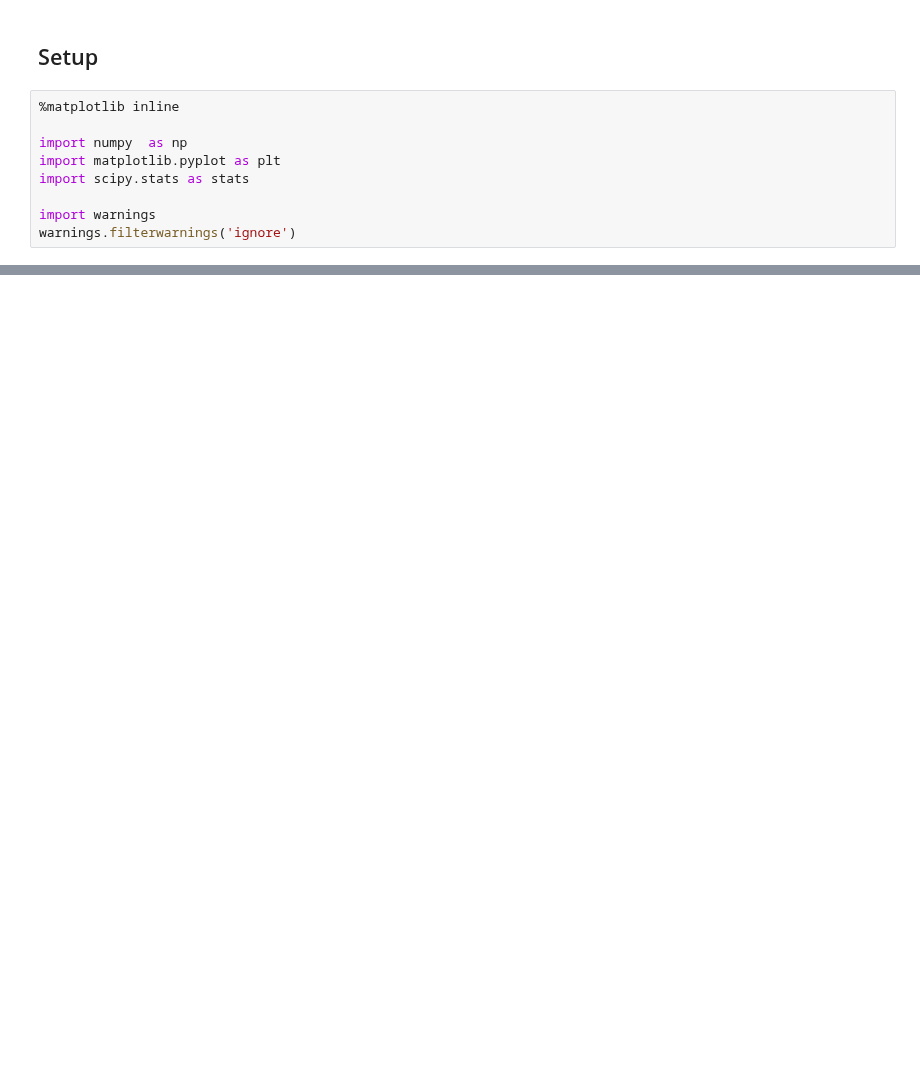
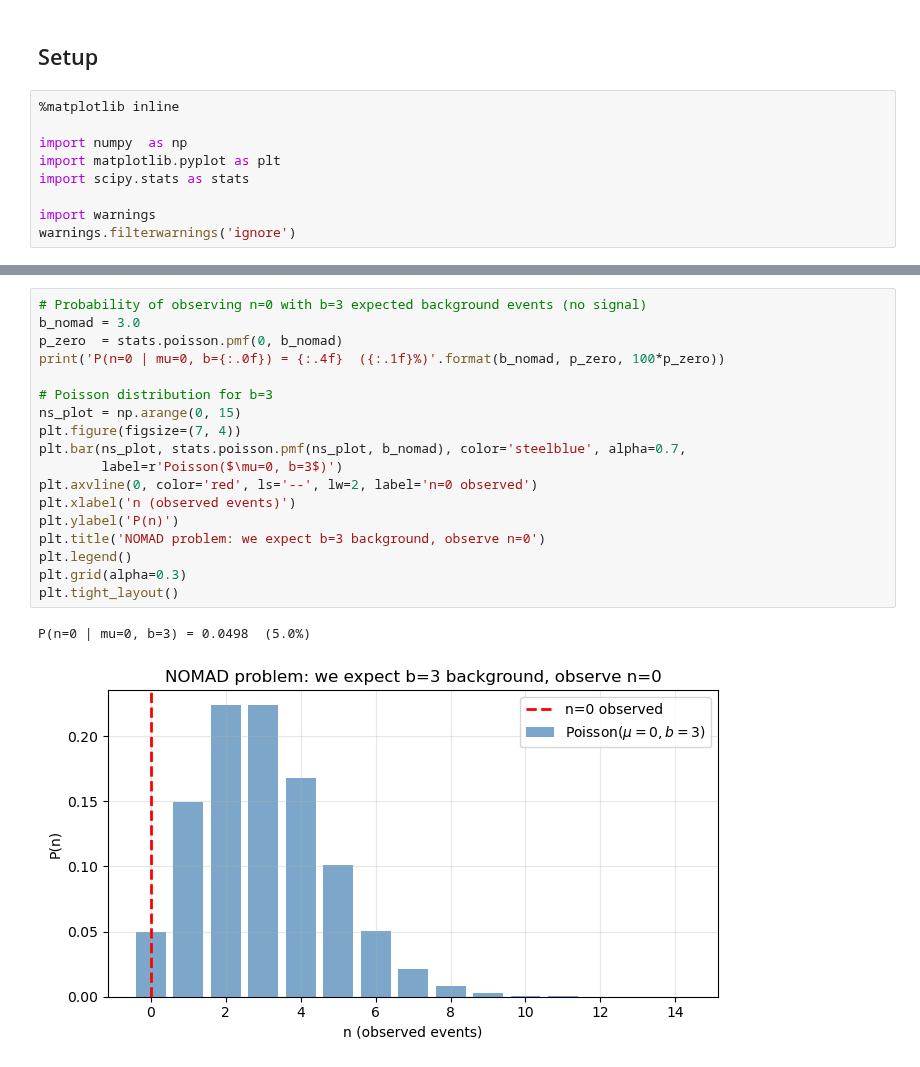
Before and after one commit to jahernando/USC-Fanal-v2, a Jupyter notebook: notebooks/guide/crib_feldman_cousins.ipynb, the cells around one changed output, grey strips where cells are left out. Cells and saved outputs as stored; diff of their text form; blank space fills up the shorter version.

```diff
--- a/notebooks/guide/crib_feldman_cousins.ipynb
+++ b/notebooks/guide/crib_feldman_cousins.ipynb
@@ -244,0 +63,21 @@ Key points:
+# %%
+# Probability of observing n=0 with b=3 expected background events (no signal)
+b_nomad = 3.0
+p_zero  = stats.poisson.pmf(0, b_nomad)
+print('P(n=0 | mu=0, b={:.0f}) = {:.4f}  ({:.1f}%)'.format(b_nomad, p_zero, 100*p_zero))
+
+# Poisson distribution for b=3
+ns_plot = np.arange(0, 15)
+plt.figure(figsize=(7, 4))
+plt.bar(ns_plot, stats.poisson.pmf(ns_plot, b_nomad), color='steelblue', alpha=0.7,
+        label=r'Poisson($\mu=0, b=3$)')
+plt.axvline(0, color='red', ls='--', lw=2, label='n=0 observed')
+plt.xlabel('n (observed events)')
+plt.ylabel('P(n)')
+plt.title('NOMAD problem: we expect b=3 background, observe n=0')
+plt.legend()
+plt.grid(alpha=0.3)
+plt.tight_layout()
+# %% [output]
+P(n=0 | mu=0, b=3) = 0.0498  (5.0%)
+[figure, added]
```
Also changed, not shown: parts of 42 cells of this notebook.
